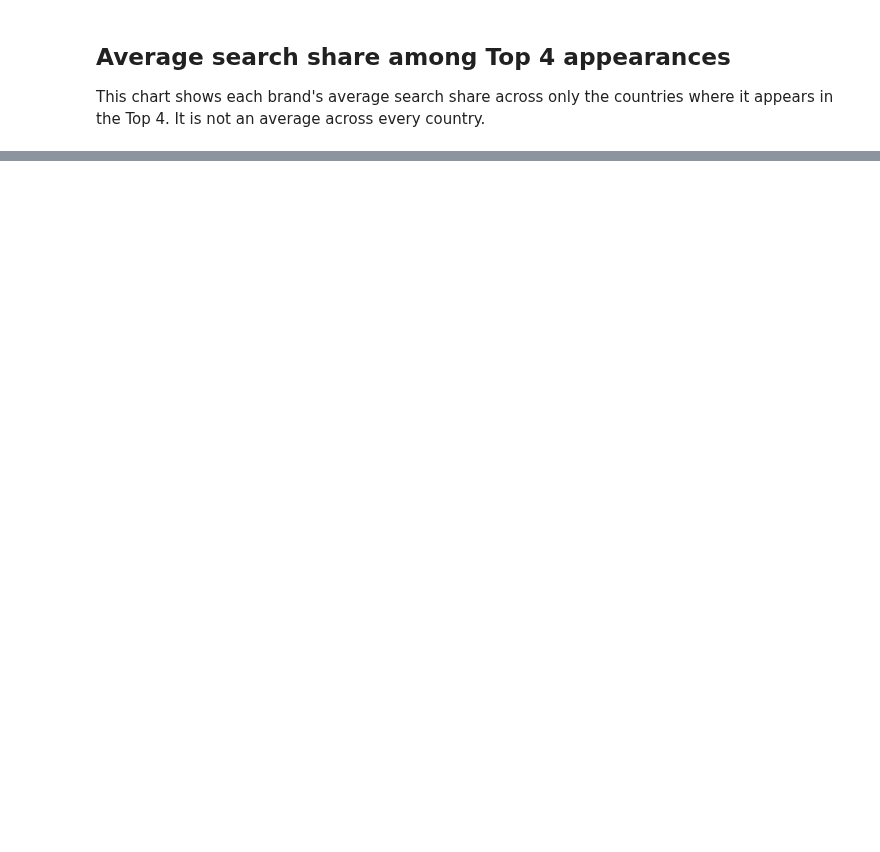
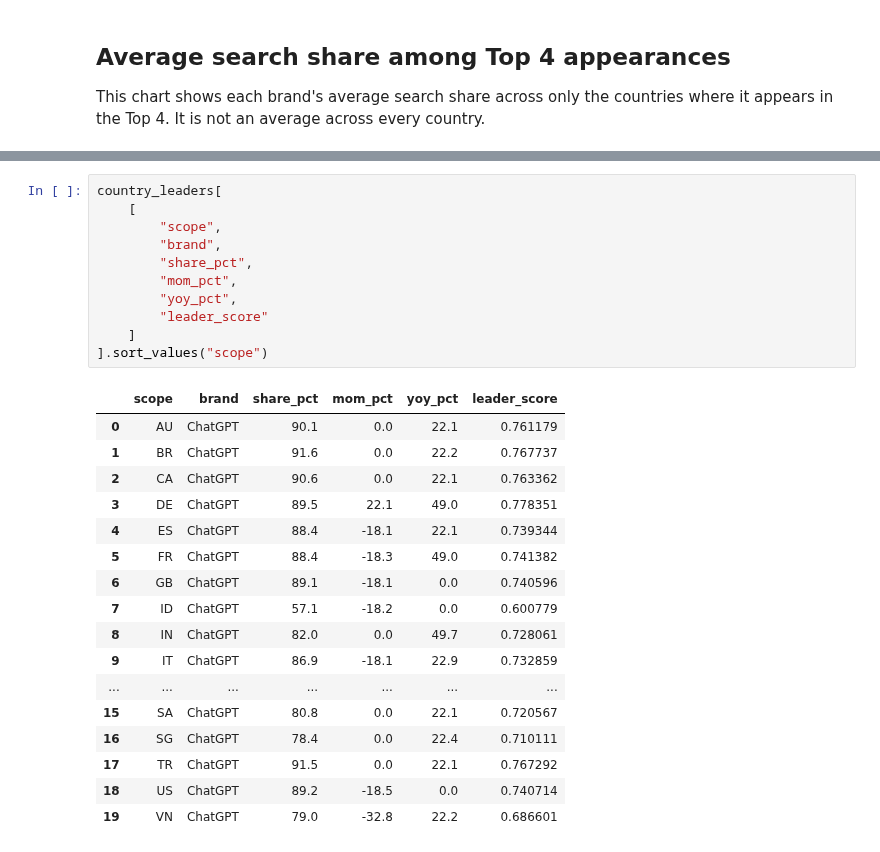
Before and after one commit to cleanor-app/search-index, a Jupyter notebook: notebooks/ai-leaders-by-country.ipynb, the cells around one changed output, grey strips where cells are left out. Saved outputs shown, nothing was run; the diff lists cells and outputs as text; blank space fills up the shorter version.

```diff
--- a/notebooks/ai-leaders-by-country.ipynb
+++ b/notebooks/ai-leaders-by-country.ipynb
@@ -239,0 +294,29 @@ These are descriptive observations from this CSV snapshot; they do not explain t
+# %%
+country_leaders[
+    [
+        "scope",
+        "brand",
+        "share_pct",
+        "mom_pct",
+        "yoy_pct",
+        "leader_score"
+    ]
+].sort_values("scope")
+# %% [output]
+|  | scope | brand | share_pct | mom_pct | yoy_pct | leader_score |
+| 0 | AU | ChatGPT | 90.1 | 0.0 | 22.1 | 0.761179 |
+| 1 | BR | ChatGPT | 91.6 | 0.0 | 22.2 | 0.767737 |
+| 2 | CA | ChatGPT | 90.6 | 0.0 | 22.1 | 0.763362 |
+| 3 | DE | ChatGPT | 89.5 | 22.1 | 49.0 | 0.778351 |
+| 4 | ES | ChatGPT | 88.4 | -18.1 | 22.1 | 0.739344 |
+| 5 | FR | ChatGPT | 88.4 | -18.3 | 49.0 | 0.741382 |
+| 6 | GB | ChatGPT | 89.1 | -18.1 | 0.0 | 0.740596 |
+| 7 | ID | ChatGPT | 57.1 | -18.2 | 0.0 | 0.600779 |
+| 8 | IN | ChatGPT | 82.0 | 0.0 | 49.7 | 0.728061 |
+| 9 | IT | ChatGPT | 86.9 | -18.1 | 22.9 | 0.732859 |
+| ... | ... | ... | ... | ... | ... | ... |
+| 15 | SA | ChatGPT | 80.8 | 0.0 | 22.1 | 0.720567 |
+| 16 | SG | ChatGPT | 78.4 | 0.0 | 22.4 | 0.710111 |
+| 17 | TR | ChatGPT | 91.5 | 0.0 | 22.1 | 0.767292 |
+| 18 | US | ChatGPT | 89.2 | -18.5 | 0.0 | 0.740714 |
+| 19 | VN | ChatGPT | 79.0 | -32.8 | 22.2 | 0.686601 |
```
Also changed, not shown: parts of 11 cells of this notebook.
